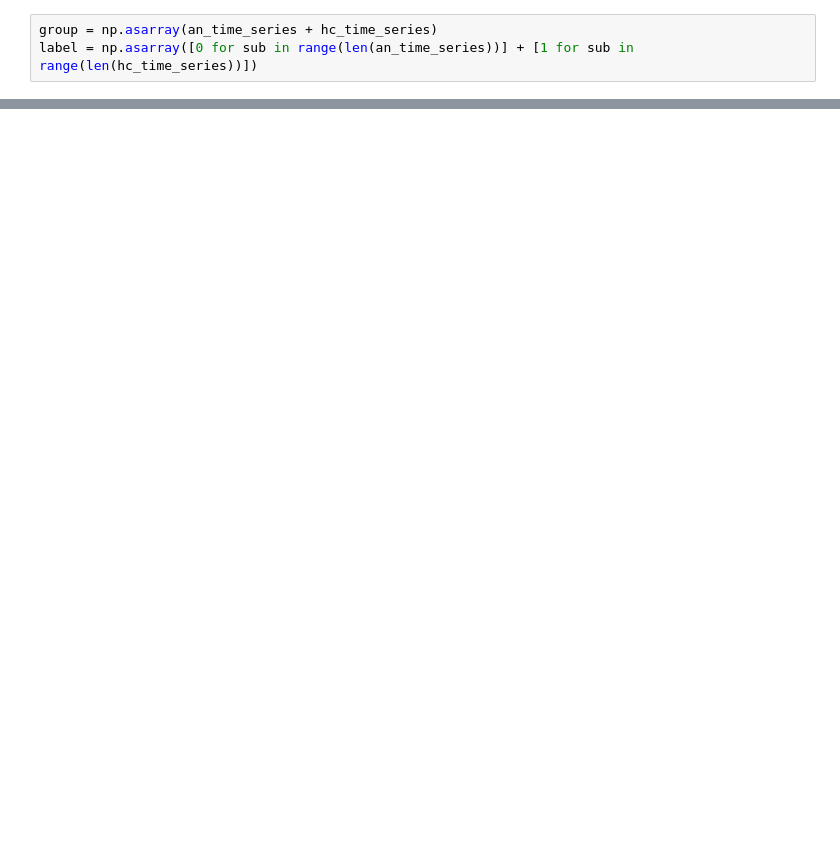
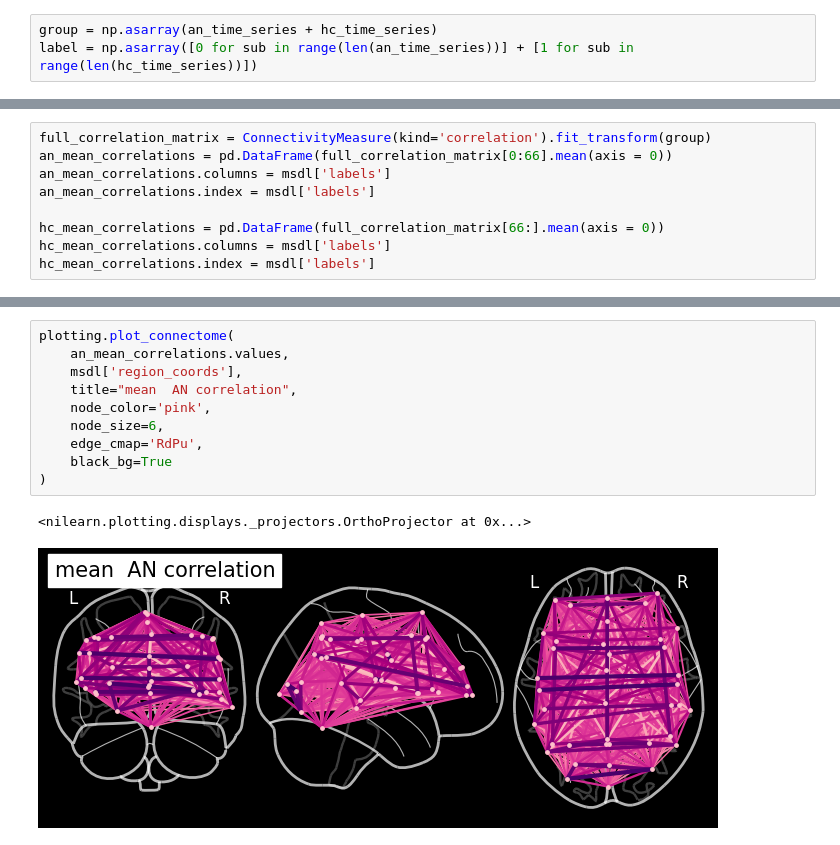
Before and after one commit to WMDA/socio-emotion-cognition, a Jupyter notebook: resting/view_output/testing_workflow.ipynb, the cells around one changed output, grey strips where cells are left out. Drawn from its saved outputs; the diff is of its cells as text; blank space fills up the shorter version.

```diff
--- a/resting/view_output/testing_workflow.ipynb
+++ b/resting/view_output/testing_workflow.ipynb
@@ -189,0 +82,9 @@ p = plotting.plot_matrix(
+# %%
+full_correlation_matrix = ConnectivityMeasure(kind='correlation').fit_transform(group)
+an_mean_correlations = pd.DataFrame(full_correlation_matrix[0:66].mean(axis = 0))
+an_mean_correlations.columns = msdl['labels']
+an_mean_correlations.index = msdl['labels']
+
+hc_mean_correlations = pd.DataFrame(full_correlation_matrix[66:].mean(axis = 0))
+hc_mean_correlations.columns = msdl['labels']
+hc_mean_correlations.index = msdl['labels']
@@ -189,0 +136,13 @@ p = plotting.plot_matrix(
+# %%
+plotting.plot_connectome(
+    an_mean_correlations.values,
+    msdl['region_coords'],
+    title="mean  AN correlation",
+    node_color='pink',
+    node_size=6,
+    edge_cmap='RdPu',
+    black_bg=True
+)
+# %% [output]
+<nilearn.plotting.displays._projectors.OrthoProjector at 0x...>
+[figure, added]
```
Also changed, not shown: parts of 42 cells of this notebook.
